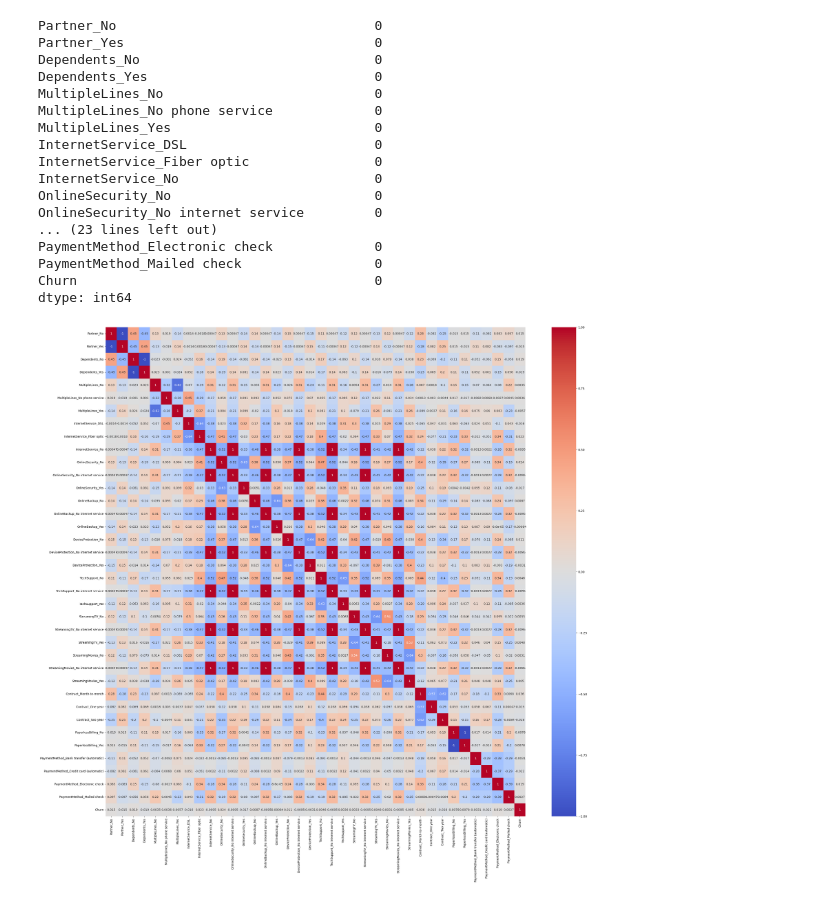
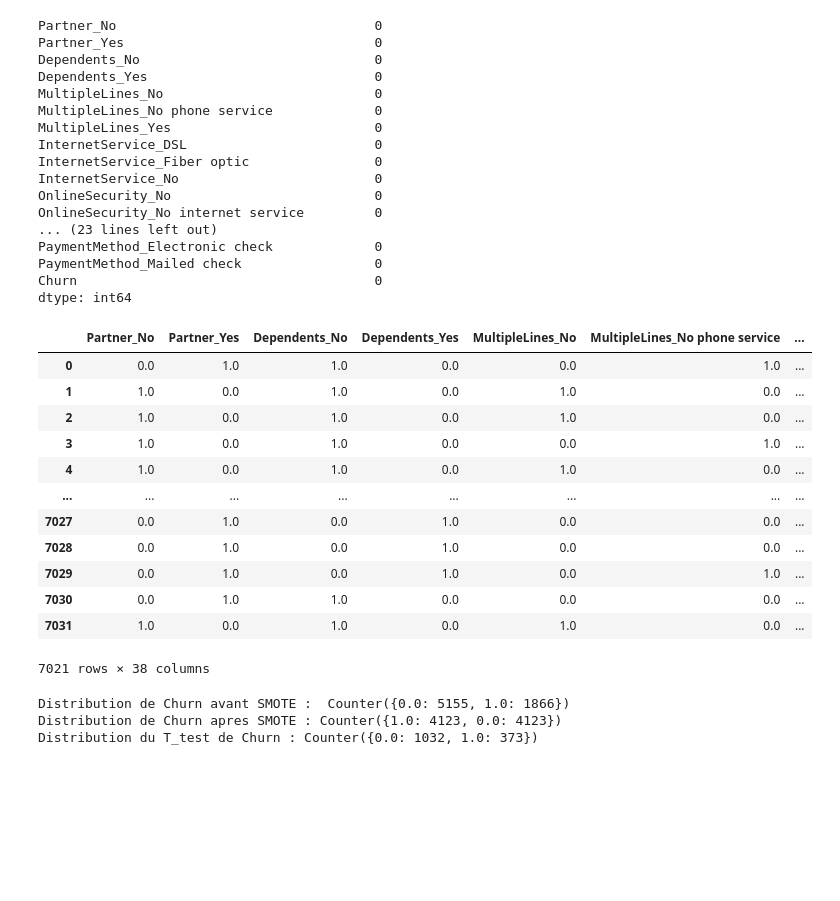
Before and after one commit to liberte1-dot/MLOPS_TP_CUSTOMERS_CHURN, a Jupyter notebook: NOTEBOOKS/Untitled.ipynb, the cells around one changed output. Cells and saved outputs as stored; diff of their text form; code cells hidden in the pictures; blank space fills up the shorter version.

Commit message:
Debut de preprocessing avec smote

```diff
--- a/NOTEBOOKS/Untitled.ipynb
+++ b/NOTEBOOKS/Untitled.ipynb
@@ -711,10 +711,51 @@ PaymentMethod_Electronic check             0
 PaymentMethod_Mailed check                 0
 Churn                                      0
 dtype: int64
-# %%
-cor = X_final.corr()
-plt.figure(figsize = (32,30))
-sns.heatmap(cor, annot = True, cmap = "coolwarm")
-plt.show()
-# %% [output]
-[figure, removed]
+# %%
+X_final
+# %% [output]
+|  | Partner_No | Partner_Yes | Dependents_No | Dependents_Yes | MultipleLines_No | MultipleLines_No phone service | ... |
+| 0 | 0.0 | 1.0 | 1.0 | 0.0 | 0.0 | 1.0 | ... |
+| 1 | 1.0 | 0.0 | 1.0 | 0.0 | 1.0 | 0.0 | ... |
+| 2 | 1.0 | 0.0 | 1.0 | 0.0 | 1.0 | 0.0 | ... |
+| 3 | 1.0 | 0.0 | 1.0 | 0.0 | 0.0 | 1.0 | ... |
+| 4 | 1.0 | 0.0 | 1.0 | 0.0 | 1.0 | 0.0 | ... |
+| ... | ... | ... | ... | ... | ... | ... | ... |
+| 7027 | 0.0 | 1.0 | 0.0 | 1.0 | 0.0 | 0.0 | ... |
+| 7028 | 0.0 | 1.0 | 0.0 | 1.0 | 0.0 | 0.0 | ... |
+| 7029 | 0.0 | 1.0 | 0.0 | 1.0 | 0.0 | 1.0 | ... |
+| 7030 | 0.0 | 1.0 | 1.0 | 0.0 | 0.0 | 0.0 | ... |
+| 7031 | 1.0 | 0.0 | 1.0 | 0.0 | 1.0 | 0.0 | ... |
+7021 rows × 38 columns
+# %%
+#On importe SMOTE
+from imblearn.over_sampling import SMOTE
+from sklearn.model_selection import train_test_split
+from collections import Counter
+
+#NB : Ne jamais effectue SMOTE avant le SPLIT
+X = X_final.drop("Churn", axis = 1)
+y = X_final["Churn"]
+print("Distribution de Churn avant SMOTE : ",Counter(y))
+
+X_train, X_test, y_train, y_test = train_test_split(X, y, test_size = 0.2, random_state = 42, stratify = y)
+# Appliquer SMOTE uniquement sur les données d'entraînement
+smote = SMOTE(random_state=42, sampling_strategy='auto')
+X_train_smote, y_train_smote = smote.fit_resample(X_train, y_train)
+print(f"Distribution de Churn apres SMOTE : {Counter(y_train_smote)}")
+#NB : Les donnees de tests ne sont jamais touchees par SMOTE
+print(f"Distribution du T_test de Churn : {Counter(y_test)} ")
+
+
+# Predictions
+from sklearn.dummy import DummyClassifier
+from sklearn.linear_model import LogisticRegression
+from sklearn.ensemble import RandomForestClassifier
+from sklearn.tree import DecisionTreeClassifier
+from sklearn.svm import SVC
+from xgboost import XGBClassifier
+from sklearn.neighbors import KNeighborsClassifier
+# %% [output]
+Distribution de Churn avant SMOTE :  Counter({0.0: 5155, 1.0: 1866})
+Distribution de Churn apres SMOTE : Counter({1.0: 4123, 0.0: 4123})
+Distribution du T_test de Churn : Counter({0.0: 1032, 1.0: 373})
```
Also changed, not shown: parts of 2 cells of this notebook.
